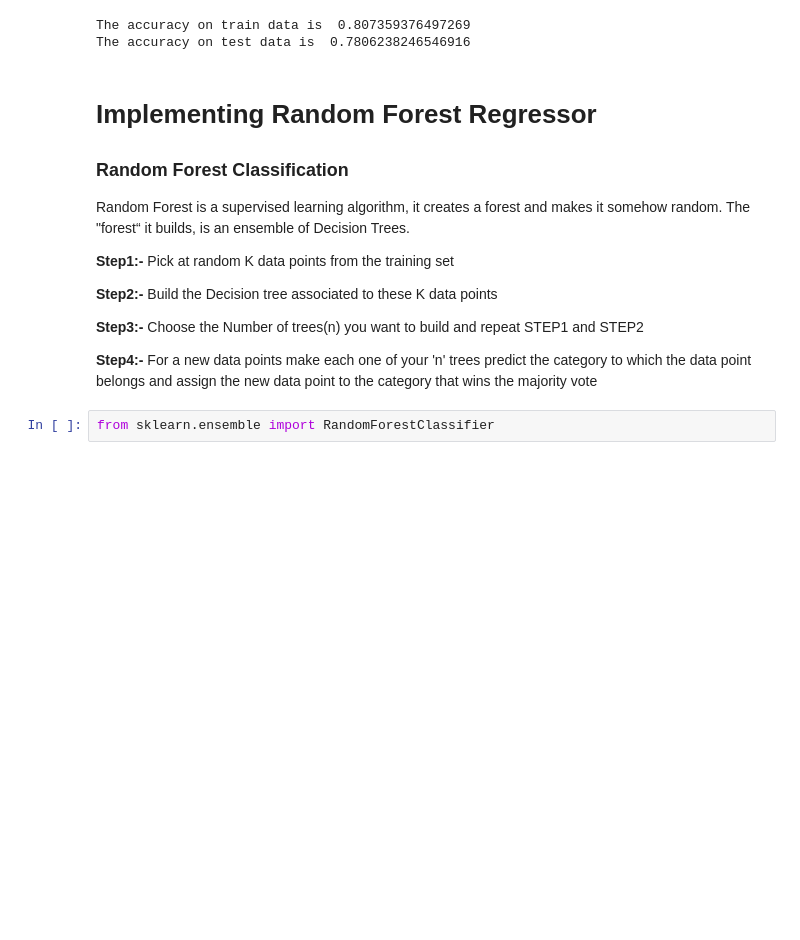
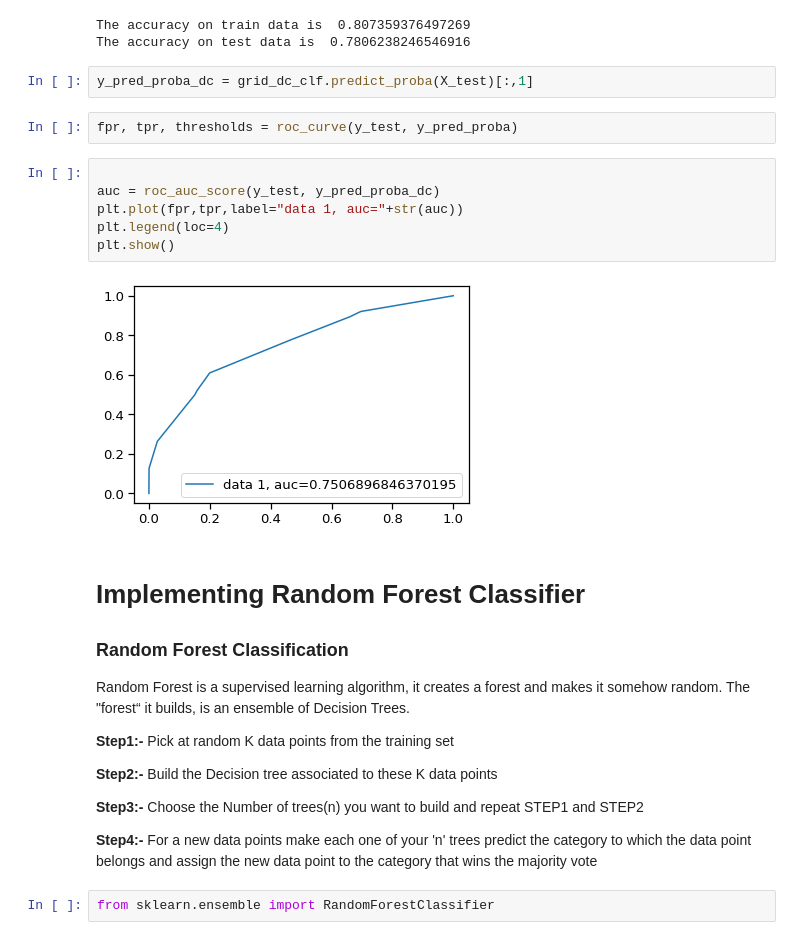
Before and after one commit to Creatrohit9/Credit-Card-Default-Prediction-Rohit-Bhadauriya, a Jupyter notebook: Credit_Card_Default_Prediction(Proponent_Ds)_Rohit_Bhadauriya_Capstone_Project.ipynb, the cells around one changed output. Saved outputs shown, nothing was run; the diff lists cells and outputs as text; blank space fills up the shorter version.

```diff
--- a/Credit_Card_Default_Prediction(Proponent_Ds)_Rohit_Bhadauriya_Capstone_Project.ipynb
+++ b/Credit_Card_Default_Prediction(Proponent_Ds)_Rohit_Bhadauriya_Capstone_Project.ipynb
@@ -1005,8 +1011,20 @@ print("The accuracy on test data is ", test_accuracy_dc)
 # %% [output]
 The accuracy on train data is  0.807359376497269
 The accuracy on test data is  0.7806238246546916
+# %%
+y_pred_proba_dc = grid_dc_clf.predict_proba(X_test)[:,1]
+# %%
+fpr, tpr, thresholds = roc_curve(y_test, y_pred_proba)
+# %%
+
+auc = roc_auc_score(y_test, y_pred_proba_dc)
+plt.plot(fpr,tpr,label="data 1, auc="+str(auc))
+plt.legend(loc=4)
+plt.show()
+# %% [output]
+[figure, added]
 # %% [markdown]
-# **Implementing Random Forest Regressor**
+# **Implementing Random Forest Classifier**
 
 ### Random Forest Classification
 Random Forest is a supervised learning algorithm, it creates a forest and makes it somehow random. The "forest“ it builds, is an ensemble of Decision Trees.
```
Also changed, not shown: parts of 11 cells of this notebook.
